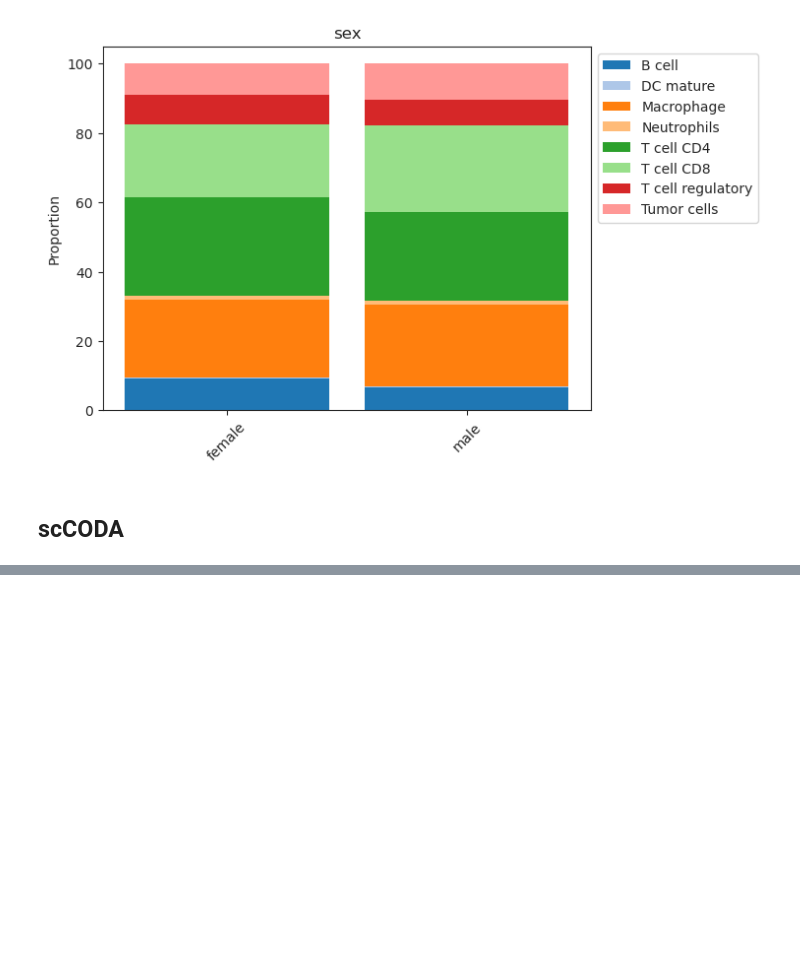
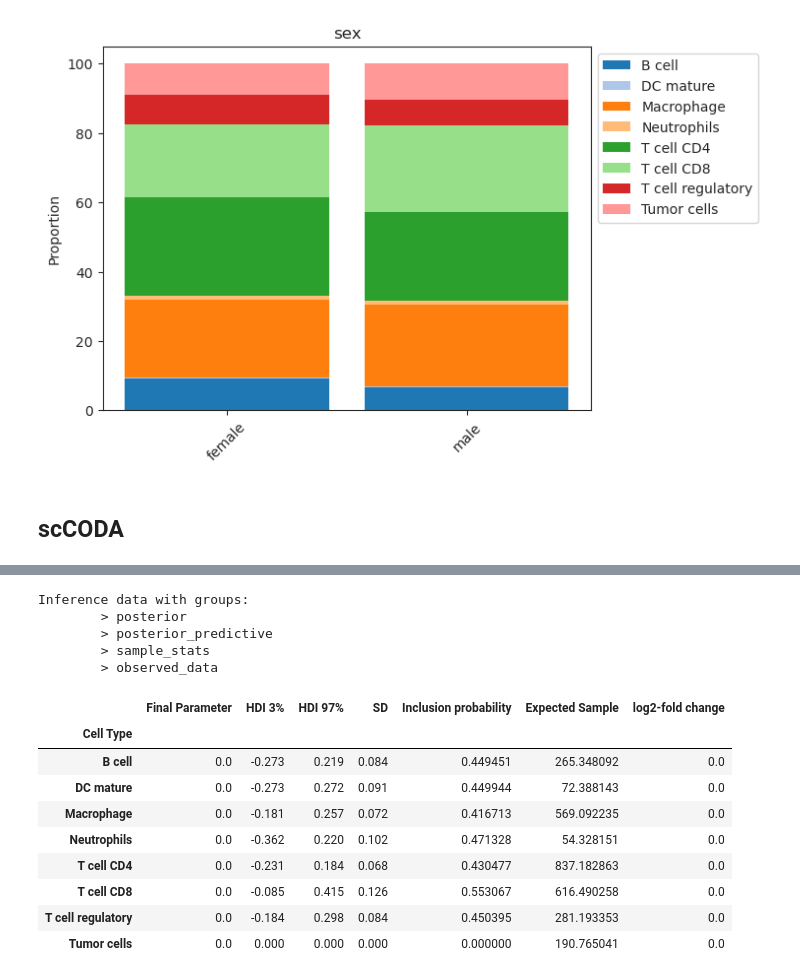
Before and after one commit to ErikaKvalem/NSCLC_gender_2023, a Jupyter notebook: 02-scripts/012_LUAD/12_cell_type_fractions.ipynb, the cells around one changed output, grey strips where cells are left out. Drawn from its saved outputs; the diff is of its cells as text; code cells hidden in the pictures; blank space fills up the shorter version.

```diff
--- a/02-scripts/012_LUAD/12_cell_type_fractions.ipynb
+++ b/02-scripts/012_LUAD/12_cell_type_fractions.ipynb
@@ -44,5 +44,7 @@ For example, when doing 'df[col].method(value, inplace=True)', try using 'df.met
 # %%
-adata = adata[~adata.obs["cell_type_major"].isin(["transitional club/AT2","Ciliated","other"])]
+adata = adata[
+    ~adata.obs["cell_type_major"].isin(["transitional club/AT2", "Ciliated", "other"])
+]
 # %%
 adata.obs.cell_type_major.value_counts()
 # %% [output]
@@ -81,13 +83,10 @@ frac_by_condition = (
 )
 # %%
-frac_pivot = (
-    frac_by_condition.pivot(
-        index=["donor_id", "dataset", "tumor_stage","sex"],
-        columns=cell_type_column,
-        values="n_cells",
-    )
-    .reset_index()
-)
+frac_pivot = frac_by_condition.pivot(
+    index=["donor_id", "dataset", "tumor_stage", "sex"],
+    columns=cell_type_column,
+    values="n_cells",
+).reset_index()
 # %%
 frac_pivot.head()
 # %% [output]
@@ -125,7 +122,7 @@ scc_viz.stacked_barplot(data_all, feature_name="sex")
 def run_sccoda(sccoda_data, reference_cell_type, n):
     sccoda_mod = scc_ana.CompositionalAnalysis(
         sccoda_data,
-        formula=f"sex + tumor_stage + dataset",
+        formula=f"sex",
         reference_cell_type=reference_cell_type,
     )
     sccoda_res = sccoda_mod.sample_hmc(num_results=n)
@@ -140,3 +144,24 @@ Zero counts encountered in data! Added a pseudocount of 0.5.
 # %%
 res_tumor_ref2.set_fdr(0.1)
+# %%
+res_tumor_ref2
+# %% [output]
+Inference data with groups:
+        > posterior
+        > posterior_predictive
+        > sample_stats
+        > observed_data
+# %%
+res_tumor_ref2.effect_df.loc["sex[T.male]"]
+# %% [output]
+|  | Final Parameter | HDI 3% | HDI 97% | SD | Inclusion probability | Expected Sample | log2-fold change |
+| Cell Type |  |  |  |  |  |  |  |
+| B cell | 0.0 | -0.273 | 0.219 | 0.084 | 0.449451 | 265.348092 | 0.0 |
+| DC mature | 0.0 | -0.273 | 0.272 | 0.091 | 0.449944 | 72.388143 | 0.0 |
+| Macrophage | 0.0 | -0.181 | 0.257 | 0.072 | 0.416713 | 569.092235 | 0.0 |
+| Neutrophils | 0.0 | -0.362 | 0.220 | 0.102 | 0.471328 | 54.328151 | 0.0 |
+| T cell CD4 | 0.0 | -0.231 | 0.184 | 0.068 | 0.430477 | 837.182863 | 0.0 |
+| T cell CD8 | 0.0 | -0.085 | 0.415 | 0.126 | 0.553067 | 616.490258 | 0.0 |
+| T cell regulatory | 0.0 | -0.184 | 0.298 | 0.084 | 0.450395 | 281.193353 | 0.0 |
+| Tumor cells | 0.0 | 0.000 | 0.000 | 0.000 | 0.000000 | 190.765041 | 0.0 |
 # %%
```
Also changed, not shown: parts of 22 cells of this notebook.
